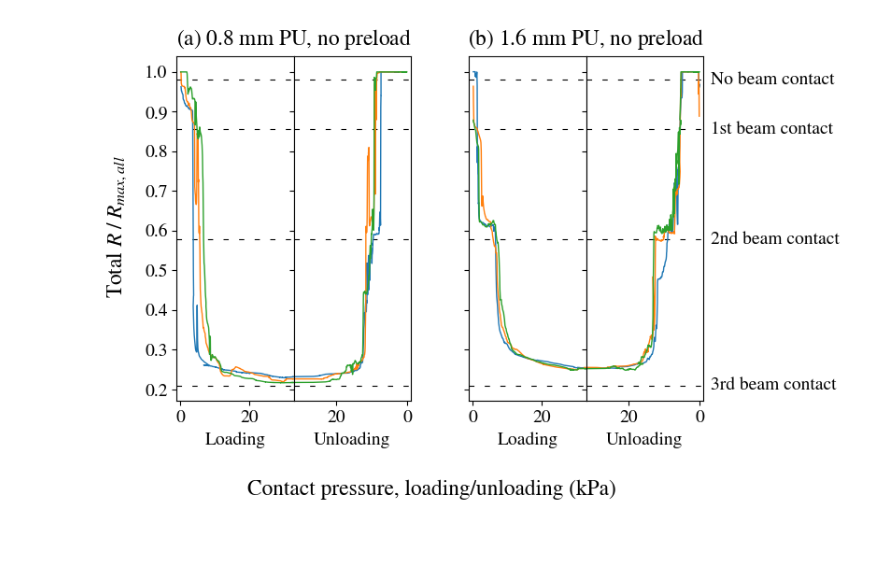
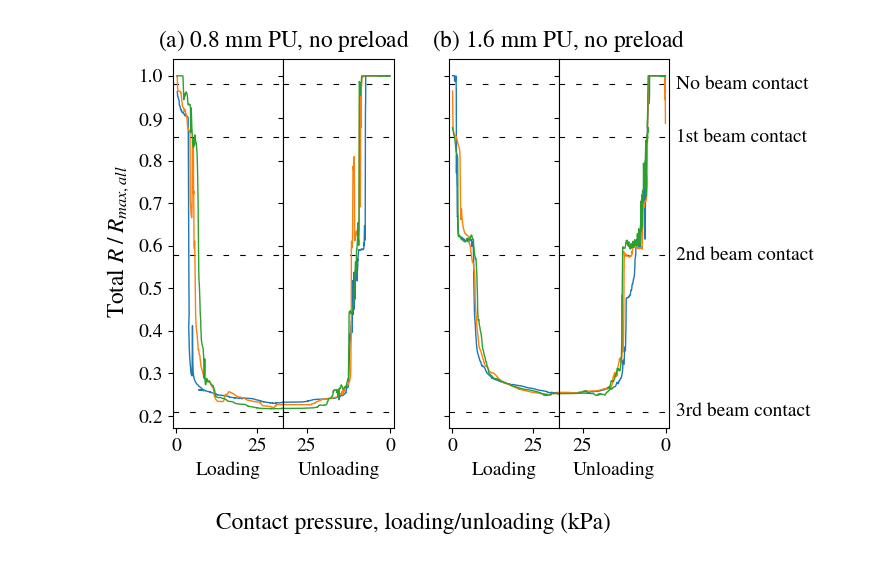
Before and after one commit to lrizvi/exported, a Jupyter notebook: plots/20_3beam_demo/20_3beam_demo.ipynb, the cells around one changed output. Saved outputs shown, nothing was run; the diff lists cells and outputs as text; code cells hidden in the pictures.

Commit message:
resized plots

```diff
--- a/plots/20_3beam_demo/20_3beam_demo.ipynb
+++ b/plots/20_3beam_demo/20_3beam_demo.ipynb
@@ -135,7 +135,6 @@ fig, axes = plt.subplots(
     ncols=3 * len(data) - 1,
     sharey=True,
     width_ratios=([2, 2, 1] * len(data))[:-1],
-    figsize=mpl.figure.figaspect(0.66),
 )
 
 rmax = max([dat.dfdq.dropna().Resistance.max() for dat in data])
@@ -150,31 +149,31 @@ rexp = [
     (041.8 / rmax, '3rd beam contact'),
 ]
 for r, label in rexp:
     for ax in axes:
         ax.axhline(r, color='black', lw=0.8, dashes=[5, 10])
     axes[-1].text(-3, r, label, verticalalignment='center')
 
 for dat, i in zip(data, itertools.count()):
     for loading, df in dat.dfdq.dropna().groupby('Loading'):
         for cycle, dff in df.groupby('Cycle'):
             ax = axes[loading + i * 3]
             ax.plot(dff.Pressure, dff.ResNorm, color=palette[cycle], lw=1)
             ax.set_xlim(xmin=np.floor(dff.Pressure.min() - 1), xmax=dff.Pressure.max())
 
             ax.set_xlabel('Loading')
             if loading:
                 ax.invert_xaxis()
                 ax.set_title(f'({chr(ord("a") + i)}) {dat.label}', x=0, y=1.01)
                 ax.set_xlabel('Unloading')
 
 # fig.suptitle('Demonstrator response, device 3#2\n3 beams, 7.5 to 10 mm length, varied encapsulation')
 fig.supxlabel('Contact pressure, loading/unloading (kPa)', y=-0.11)
 fig.supylabel('Total $R\\;/\\;R_{max, all}$')
 fig.subplots_adjust(wspace=0, hspace=0)
 for ax in axes[2::3]:
     ax.set_visible(False)
 
 plt.savefig('plot.png', dpi=600, bbox_inches='tight')
 plt.show()
 # %% [output]
-[figure, old version]
+[figure, new version]
```
Also changed, not shown: 5 other files.
